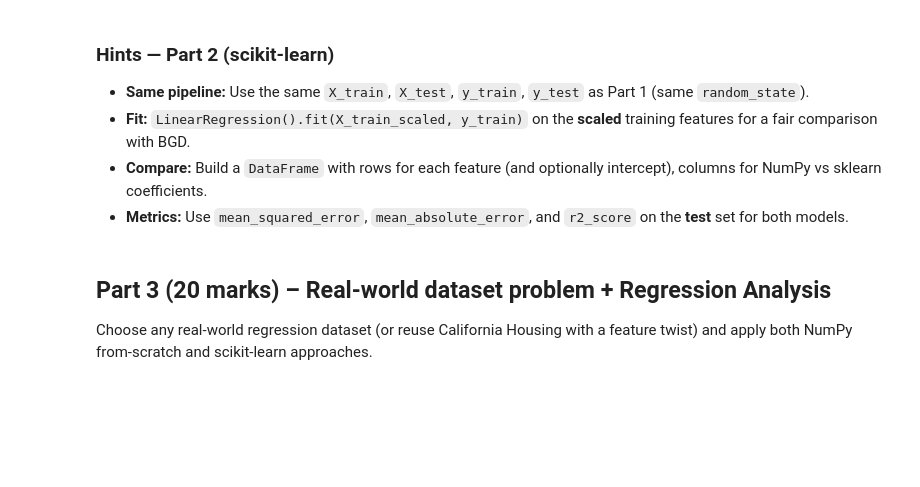
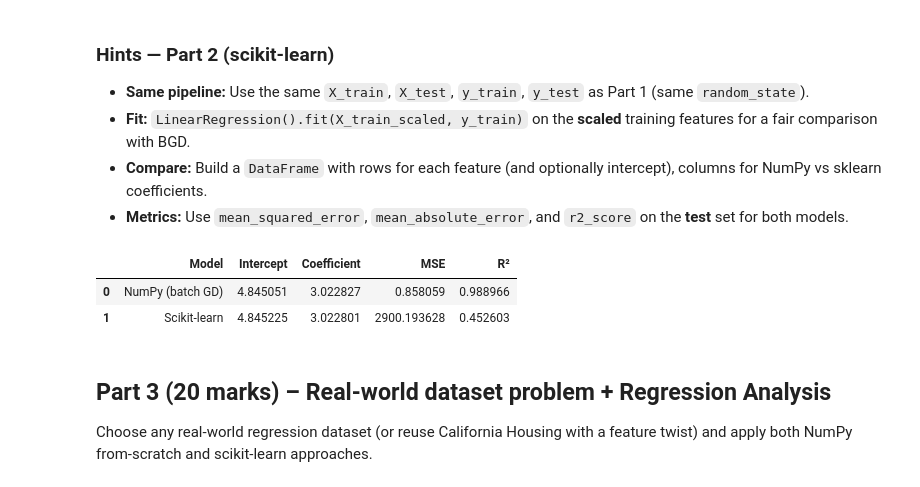
Before and after one commit to Sultonmahmudov/week1-lab201, a Jupyter notebook: Linear_Regression_From_Scratch_NumPy_vs_Sklearn_Lab.ipynb, the cells around one changed output. Cells and saved outputs as stored; diff of their text form; code cells hidden in the pictures; blank space fills up the shorter version.

```diff
--- a/Linear_Regression_From_Scratch_NumPy_vs_Sklearn_Lab.ipynb
+++ b/Linear_Regression_From_Scratch_NumPy_vs_Sklearn_Lab.ipynb
@@ -418,3 +627,26 @@ Use `LinearRegression()` and compare with your NumPy solution.
+# %%
+# TODO: implement here
+# 1) Train LinearRegression() on the same diabetes train/test split
+lr_multi = LinearRegression()
+lr_multi.fit(X_train_scaled, y_train)
+y_pred_sk = lr_multi.predict(X_test_scaled)
+
+mse_sklearn_simple = mean_squared_error(y_test, y_pred_sk)
+r2_sklearn_simple = r2_score(y_test, y_pred_sk)
+# 2) Compute MSE, RMSE, MAE, R²
+simple_compare = pd.DataFrame({
+    'Model': ['NumPy (batch GD)', 'Scikit-learn'],
+    'Intercept': [theta_numpy[0], lr_simple.intercept_],
+    'Coefficient': [theta_numpy[1], lr_simple.coef_[0]],
+    'MSE': [mse_np_simple, mse_sklearn_simple],
+    'R²': [r2_np_simple, r2_sklearn_simple]
+})
+
+display(simple_compare)
+# %% [output]
+|  | Model | Intercept | Coefficient | MSE | R² |
+| 0 | NumPy (batch GD) | 4.845051 | 3.022827 | 0.858059 | 0.988966 |
+| 1 | Scikit-learn | 4.845225 | 3.022801 | 2900.193628 | 0.452603 |
 # %%
 # TODO: implement here
 # Add a short conclusion on which implementation you prefer and why.
```
Also changed, not shown: parts of 18 cells of this notebook.
